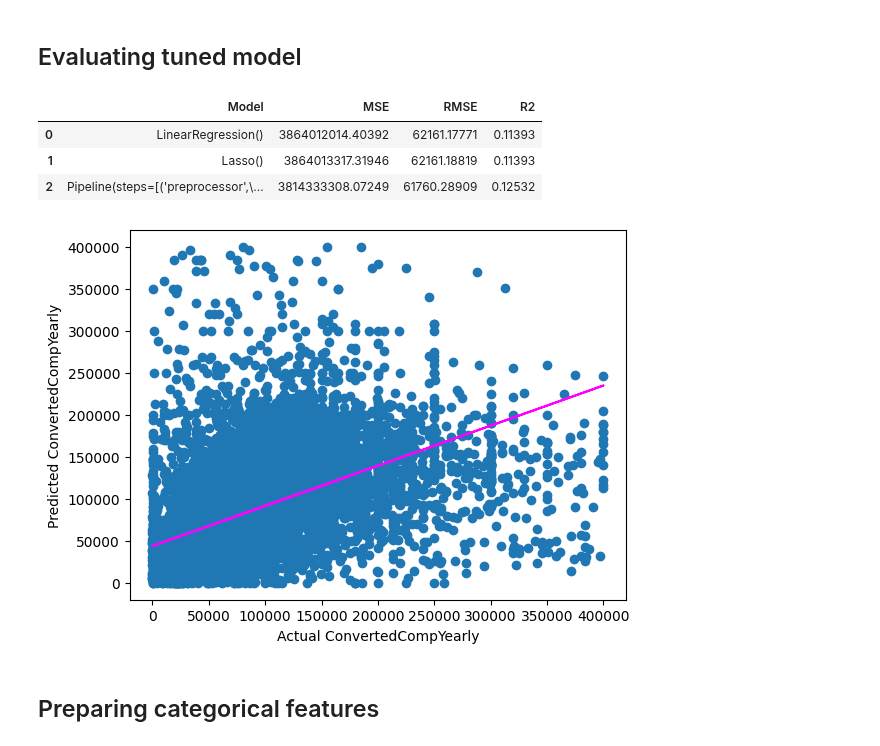
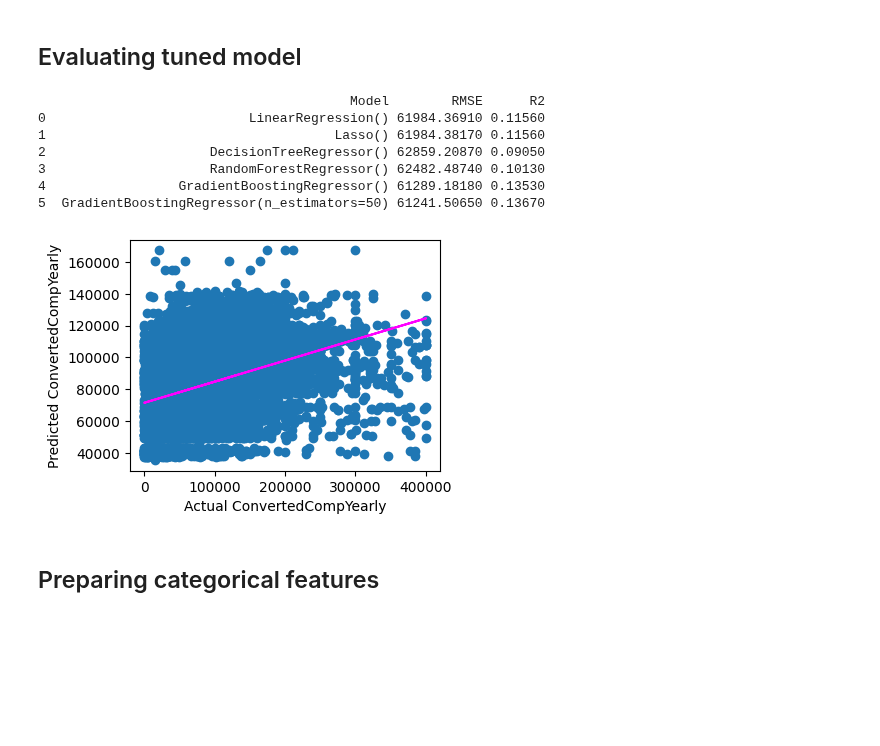
Before and after one commit to pamelafox/regression-model-azure-demo, a Jupyter notebook: notebook/index.ipynb, the cells around one changed output. Cells and saved outputs as stored; diff of their text form; code cells hidden in the pictures; blank space fills up the shorter version.

```diff
--- a/notebook/index.ipynb
+++ b/notebook/index.ipynb
@@ -201,7 +202,7 @@ from sklearn.metrics import mean_squared_error, r2_score
 mse = mean_squared_error(y_test, predictions)
 print(" MSE:", mse)
 
-rmse = np.sqrt(mse)
+rmse = mean_squared_error(y_test, predictions, squared=True)
 print("RMSE:", rmse)
 
 r2 = r2_score(y_test, predictions)
@@ -221,16 +222,16 @@ https://scikit-learn.org/stable/tutorial/machine_learning_map/index.html
 # %% [markdown]
 ## Generalizing the evaluation process
 # %%
-eval_results = pd.DataFrame(columns=['Model', 'MSE', 'RMSE', 'R2'])
+eval_results = pd.DataFrame(columns=['Model', 'RMSE', 'R2'])
 
 def evaluate_model():
-    # Evaluate the model using the test data
     predictions = model.predict(X_test)
-    mse = mean_squared_error(y_test, predictions)
-    rmse = np.sqrt(mse)
+    rmse = mean_squared_error(y_test, predictions, squared=False)
     r2 = r2_score(y_test, predictions)
-    eval_results.loc[len(eval_results.index)] = [str(model), mse, rmse, r2]
+    eval_results.loc[len(eval_results.index)] = [str(model), round(rmse, 4), round(r2, 4)]
+    print(eval_results)
     # Plot predicted vs actual
+    plt.figure(figsize=(4, 3))
     plt.scatter(y_test, predictions)
     plt.xlabel(f'Actual {label}')
     plt.ylabel(f'Predicted {label}')
@@ -239,6 +240,6 @@ def evaluate_model():
     p = np.poly1d(z)
     plt.plot(y_test,p(y_test), color='magenta')
 
+
 evaluate_model()
-eval_results
 # %% [output]
@@ -390,13 +381,15 @@ GradientBoostingRegressor(n_estimators=50)
 ## Evaluating tuned model
 # %%
 evaluate_model()
-eval_results
 # %% [output]
-|  | Model | MSE | RMSE | R2 |
-| 0 | LinearRegression() | 3864012014.40392 | 62161.17771 | 0.11393 |
-| 1 | Lasso() | 3864013317.31946 | 62161.18819 | 0.11393 |
-| 2 | Pipeline(steps=[('preprocessor',\... | 3814333308.07249 | 61760.28909 | 0.12532 |
+                                        Model        RMSE      R2
+0                          LinearRegression() 61984.36910 0.11560
+1                                     Lasso() 61984.38170 0.11560
+2                     DecisionTreeRegressor() 62859.20870 0.09050
+3                     RandomForestRegressor() 62482.48740 0.10130
+4                 GradientBoostingRegressor() 61289.18180 0.13530
+5  GradientBoostingRegressor(n_estimators=50) 61241.50650 0.13670
-[figure, old version]
+[figure, new version]
 # %% [markdown]
 ## Preparing categorical features
 # %%
```
Also changed, not shown: parts of 20 cells of this notebook, 2 other files.
